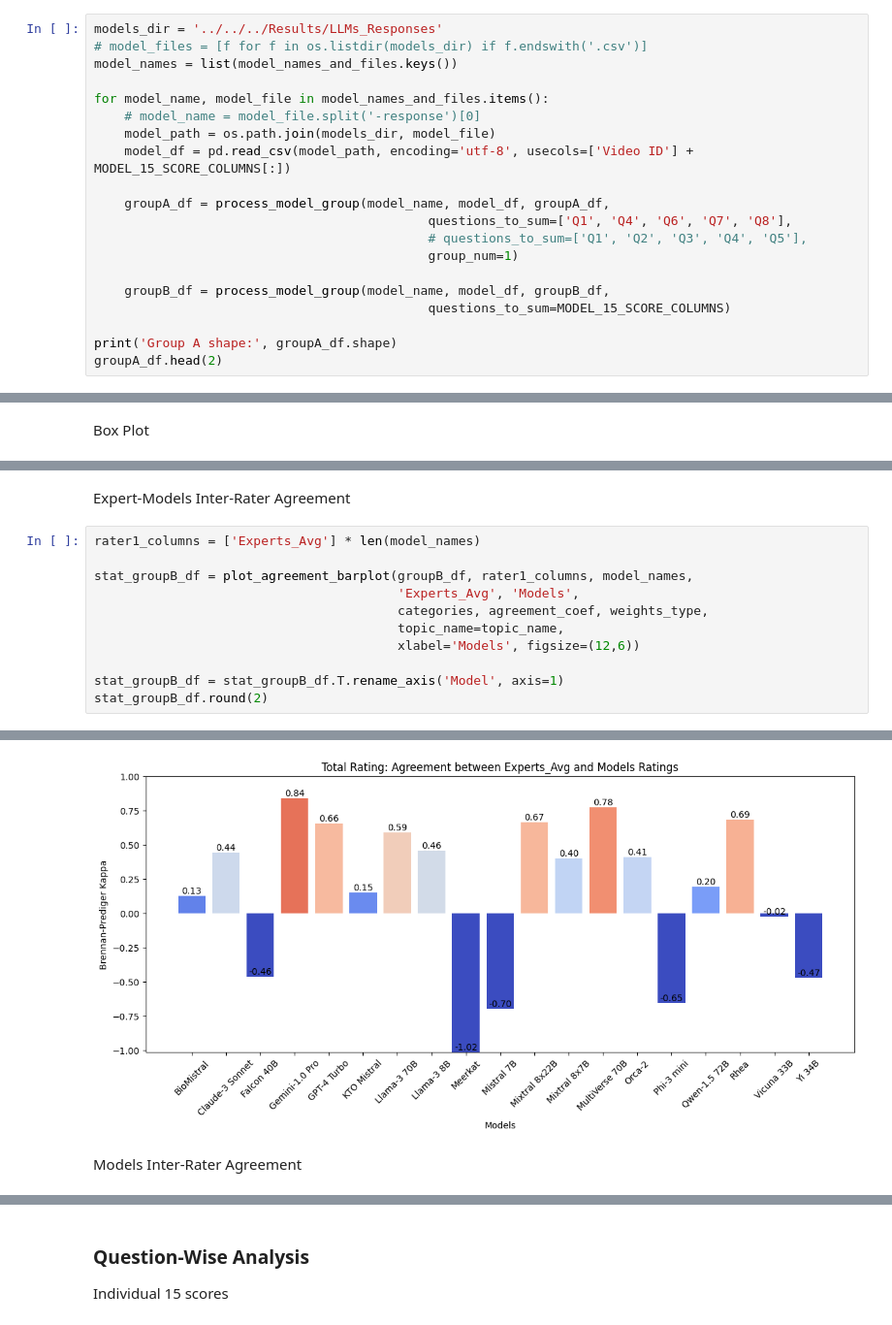
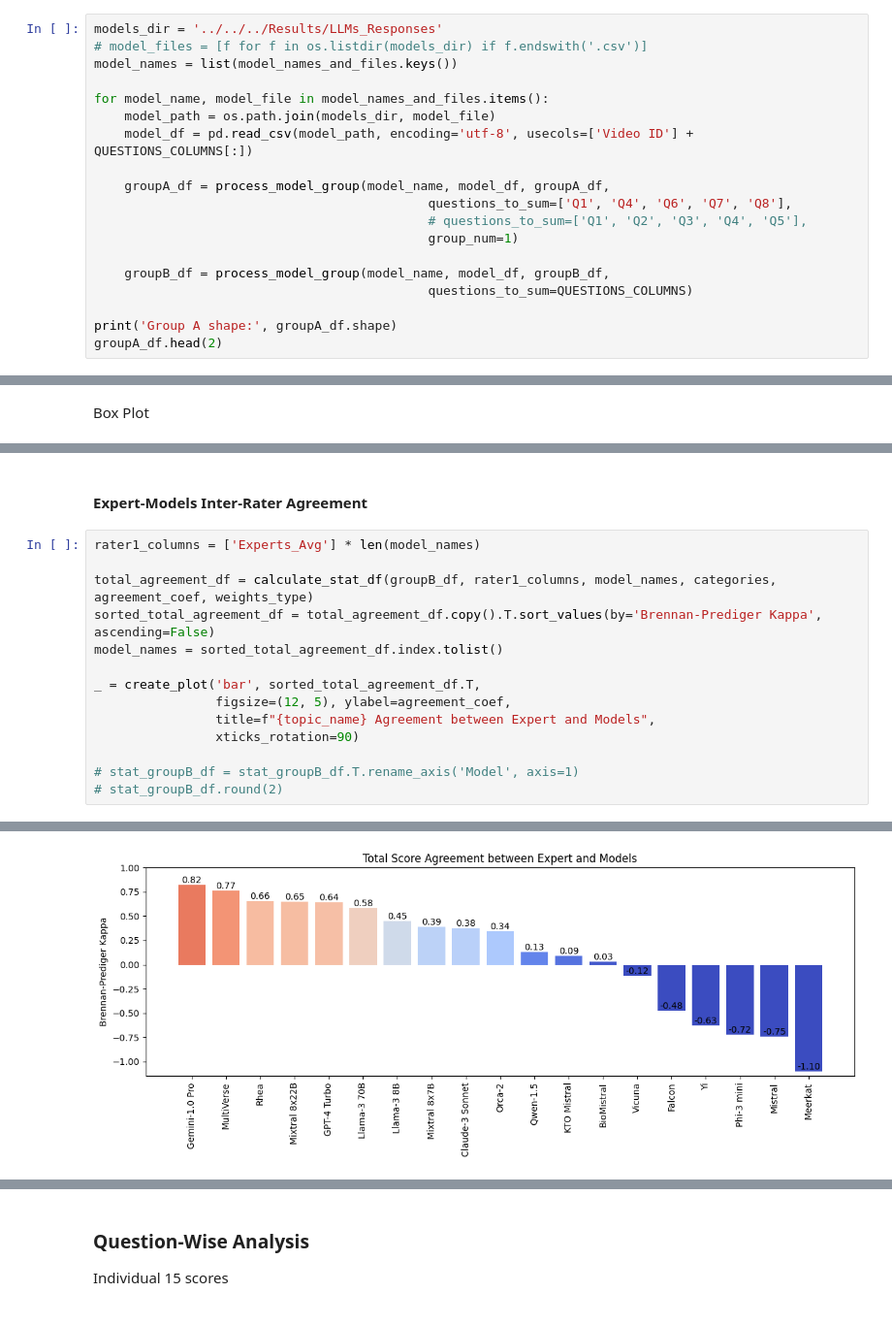
Before and after one commit to mm-khalil1/Evaluate_Medical_Video_Credibility_Using_LLMs, a Jupyter notebook: Results_Analysis/all_LLMs_plots_and_statistics.ipynb, the cells around one changed output, grey strips where cells are left out. Shown at 97% size. Drawn from its saved outputs; the diff is of its cells as text.

Commit message:
removed plot_agreement function, calculated bp kappa manually, and ordered models according to agreement value

```diff
--- a/Results_Analysis/all_LLMs_plots_and_statistics.ipynb
+++ b/Results_Analysis/all_LLMs_plots_and_statistics.ipynb
@@ -265,9 +253,8 @@ models_dir = '../../../Results/LLMs_Responses'
 model_names = list(model_names_and_files.keys())
 
 for model_name, model_file in model_names_and_files.items():
-    # model_name = model_file.split('-response')[0]
     model_path = os.path.join(models_dir, model_file)
-    model_df = pd.read_csv(model_path, encoding='utf-8', usecols=['Video ID'] + MODEL_15_SCORE_COLUMNS[:])
+    model_df = pd.read_csv(model_path, encoding='utf-8', usecols=['Video ID'] + QUESTIONS_COLUMNS[:])
 
     groupA_df = process_model_group(model_name, model_df, groupA_df,
                                             questions_to_sum=['Q1', 'Q4', 'Q6', 'Q7', 'Q8'],
@@ -275,7 +262,7 @@ for model_name, model_file in model_names_and_files.items():
                                             group_num=1)
 
     groupB_df = process_model_group(model_name, model_df, groupB_df,
-                                            questions_to_sum=MODEL_15_SCORE_COLUMNS)
+                                            questions_to_sum=QUESTIONS_COLUMNS)
 
 print('Group A shape:', groupA_df.shape)
 groupA_df.head(2)
@@ -470,14 +469,17 @@ create_plot('boxplot', data=groupB_df[['Experts_Avg'] + model_names],
 # %% [markdown]
-Expert-Models Inter-Rater Agreement
+#### Expert-Models Inter-Rater Agreement
 # %%
 rater1_columns = ['Experts_Avg'] * len(model_names)
 
-stat_groupB_df = plot_agreement_barplot(groupB_df, rater1_columns, model_names,
-                                        'Experts_Avg', 'Models',
-                                        categories, agreement_coef, weights_type,
-                                        topic_name=topic_name,
-                                        xlabel='Models', figsize=(12,6))
+total_agreement_df = calculate_stat_df(groupB_df, rater1_columns, model_names, categories, agreement_coef, weights_type)
+sorted_total_agreement_df = total_agreement_df.copy().T.sort_values(by='Brennan-Prediger Kappa', ascending=False)
+model_names = sorted_total_agreement_df.index.tolist()
 
-stat_groupB_df = stat_groupB_df.T.rename_axis('Model', axis=1)
-stat_groupB_df.round(2)
+_ = create_plot('bar', sorted_total_agreement_df.T,
+                figsize=(12, 5), ylabel=agreement_coef,
+                title=f"{topic_name} Agreement between Expert and Models",
+                xticks_rotation=90)
+
+# stat_groupB_df = stat_groupB_df.T.rename_axis('Model', axis=1)
+# stat_groupB_df.round(2)
 # %% [output]
@@ -501,3 +486 @@ stat_groupB_df.round(2)
-[figure, old version]
+[figure, new version]
-# %% [markdown]
-Models Inter-Rater Agreement
```
Also changed, not shown: parts of 53 cells of this notebook, 2 other files.
